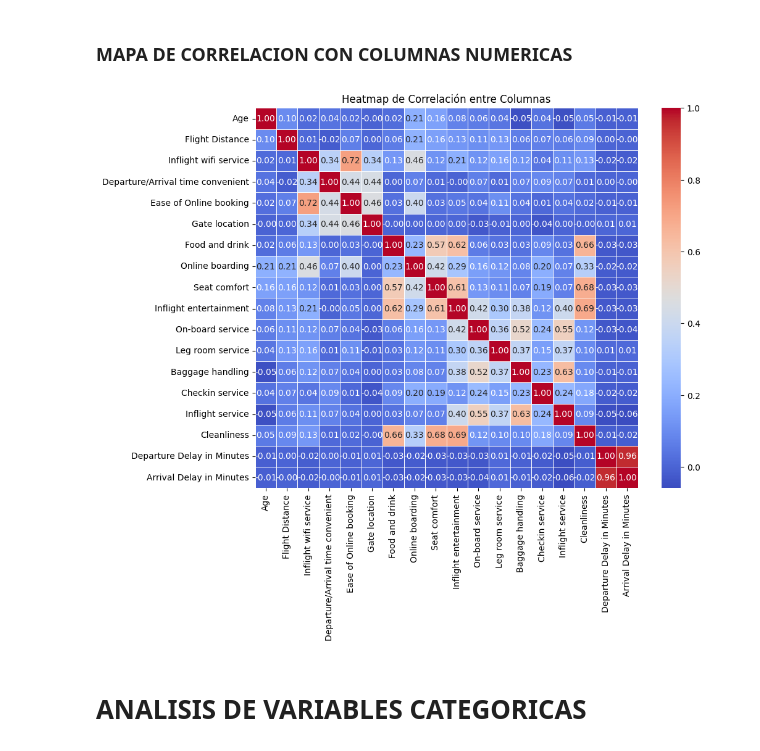
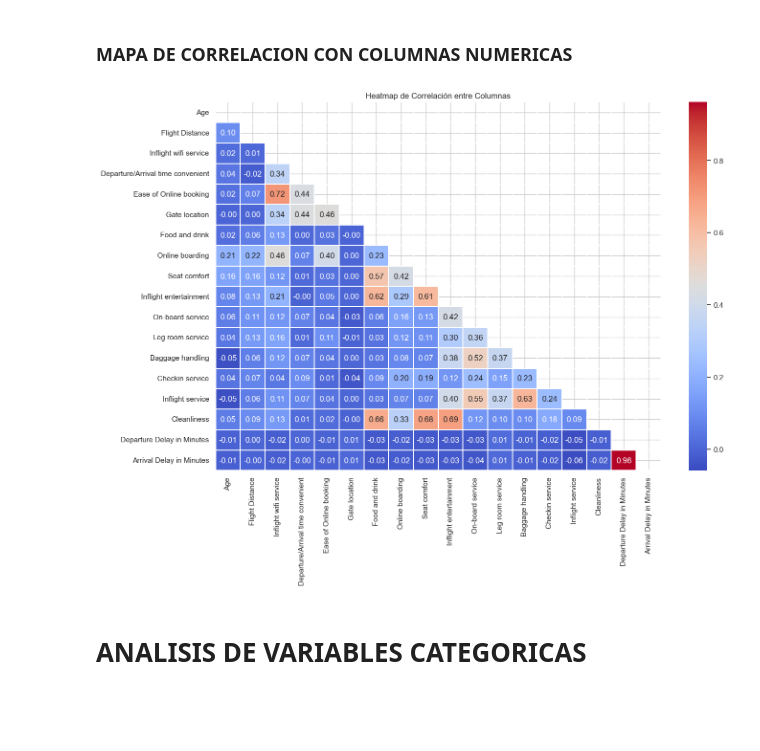
Before and after one commit to AI-School-F5-P2/F5_airlines, a Jupyter notebook: airline_main/main.ipynb, the cells around one changed output. Cells and saved outputs as stored; diff of their text form; code cells hidden in the pictures; blank space fills up the shorter version.

Commit message:
Fix: Se crea mask para mapa de calor & configura paleta gráficos

```diff
--- a/airline_main/main.ipynb
+++ b/airline_main/main.ipynb
@@ -12,6 +12,8 @@ import matplotlib.pyplot as plt
 import seaborn as sns
 import warnings
 warnings.filterwarnings("ignore")
+
+sns.set(style="whitegrid",font_scale=1, palette="pastel")
 
 #Libreria para separacion de datos train y test
 import pickle
@@ -320,0 +334,3 @@ plt.show()
+# %%
+# Cambiar solo 'disloyal Customer' a 'Disloyal Customer'. Acordarme de ponerlo en el pipeline
+df.loc[df['Customer Type'] == 'disloyal Customer', 'Customer Type'] = 'Disloyal Customer'
@@ -345,13 +370,18 @@ Name: count, dtype: int64
 # %%
 correlacion_numericas = df[num_cols].corr()
 
+# Generamos una máscara para no duplicar los valores
+mask = np.triu(np.ones_like(correlacion_numericas, dtype=bool))
+#sns.heatmap(correlacion_numericas , mask = mask, annot =True , linewidth =0.2)
+
 # Crear el heatmap
-plt.figure(figsize=(10, 8))  # Ajusta el tamaño de la figura, puede ponerse o no.
-sns.heatmap(correlacion_numericas, annot=True, fmt=".2f", cmap='coolwarm', linewidths=0.5)
+plt.figure(figsize=(15, 10))  # Ajusta el tamaño de la figura, puede ponerse o no.10,8
+#sns.heatmap(correlacion_numericas , mask = mask, annot =True , linewidth =0.2)
+sns.heatmap(correlacion_numericas,  mask = mask, annot=True, fmt=".2f", cmap='coolwarm', linewidths=0.2) # lw= 0.5
 plt.title('Heatmap de Correlación entre Columnas')
 plt.show()
 # %% [output]
-[figure, old version]
+[figure, new version]
 # %% [markdown]
 # ANALISIS DE VARIABLES CATEGORICAS
 # %% [markdown]
```
Also changed, not shown: parts of 9 cells of this notebook.
